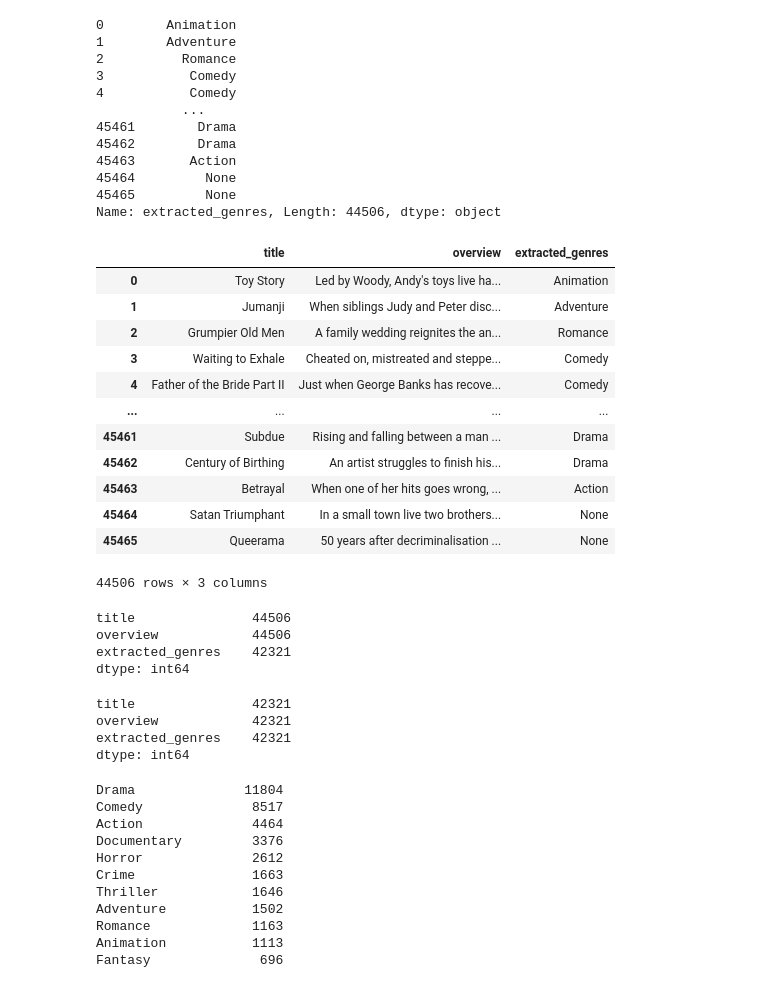
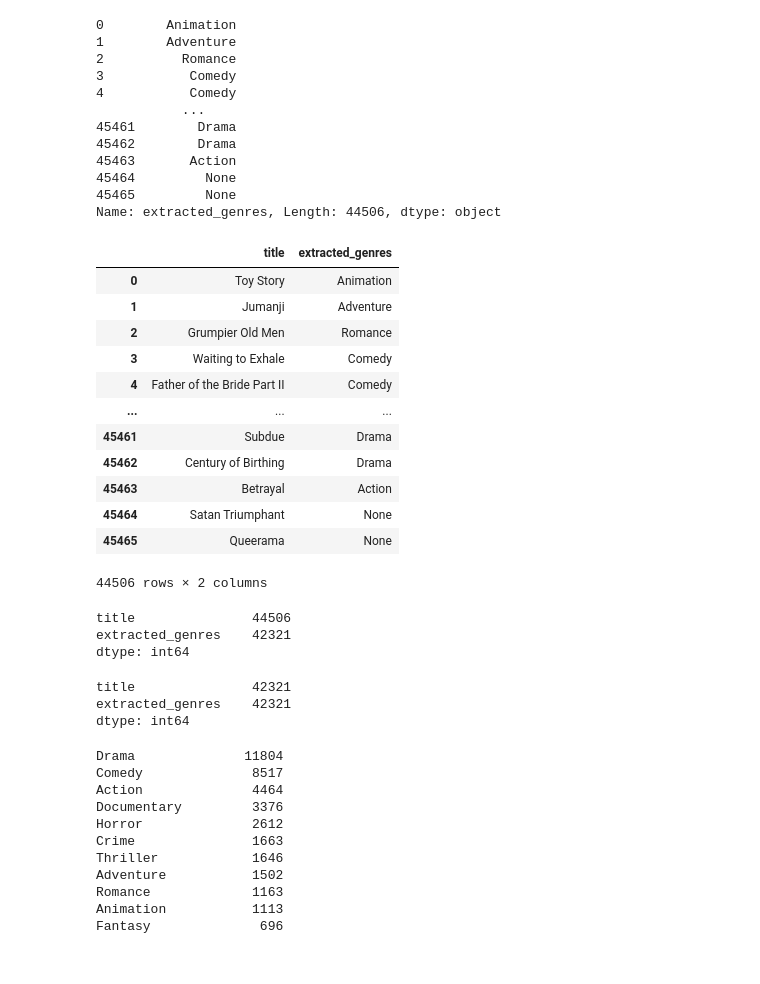
Before and after one commit to a-dhil/movie-recommendation, a Jupyter notebook: Moviedata_eda.ipynb, the cells around one changed output. Cells and saved outputs as stored; diff of their text form; code cells hidden in the pictures.

Commit message:
removed overview column

```diff
--- a/Moviedata_eda.ipynb
+++ b/Moviedata_eda.ipynb
@@ -132,29 +132,28 @@ print(reduced_movies_df['extracted_genres'])
 Name: extracted_genres, Length: 44506, dtype: object
 # %%
 # Now, drop the 'genres' column from the DataFrame
-reduced_movies_df = reduced_movies_df.drop(columns=['genres'])
+reduced_movies_df = reduced_movies_df.drop(columns=['genres', 'overview'])
 reduced_movies_df
 # %% [output]
-|  | title | overview | extracted_genres |
-| 0 | Toy Story | Led by Woody, Andy's toys live ha... | Animation |
-| 1 | Jumanji | When siblings Judy and Peter disc... | Adventure |
-| 2 | Grumpier Old Men | A family wedding reignites the an... | Romance |
-| 3 | Waiting to Exhale | Cheated on, mistreated and steppe... | Comedy |
-| 4 | Father of the Bride Part II | Just when George Banks has recove... | Comedy |
-| ... | ... | ... | ... |
-| 45461 | Subdue | Rising and falling between a man ... | Drama |
-| 45462 | Century of Birthing | An artist struggles to finish his... | Drama |
-| 45463 | Betrayal | When one of her hits goes wrong, ... | Action |
-| 45464 | Satan Triumphant | In a small town live two brothers... | None |
-| 45465 | Queerama | 50 years after decriminalisation ... | None |
+|  | title | extracted_genres |
+| 0 | Toy Story | Animation |
+| 1 | Jumanji | Adventure |
+| 2 | Grumpier Old Men | Romance |
+| 3 | Waiting to Exhale | Comedy |
+| 4 | Father of the Bride Part II | Comedy |
+| ... | ... | ... |
+| 45461 | Subdue | Drama |
+| 45462 | Century of Birthing | Drama |
+| 45463 | Betrayal | Action |
+| 45464 | Satan Triumphant | None |
+| 45465 | Queerama | None |
-44506 rows × 3 columns
+44506 rows × 2 columns
 # %%
 
 # Identify incomplete rows
 reduced_movies_df.count()
 # %% [output]
 title               44506
-overview            44506
 extracted_genres    42321
 dtype: int64
 # %%
@@ -165,7 +164,6 @@ reduced_movies_df = reduced_movies_df.dropna(how='any')
 reduced_movies_df.count()
 # %% [output]
 title               42321
-overview            42321
 extracted_genres    42321
 dtype: int64
 # %%
```
Also changed, not shown: 2 other files.
